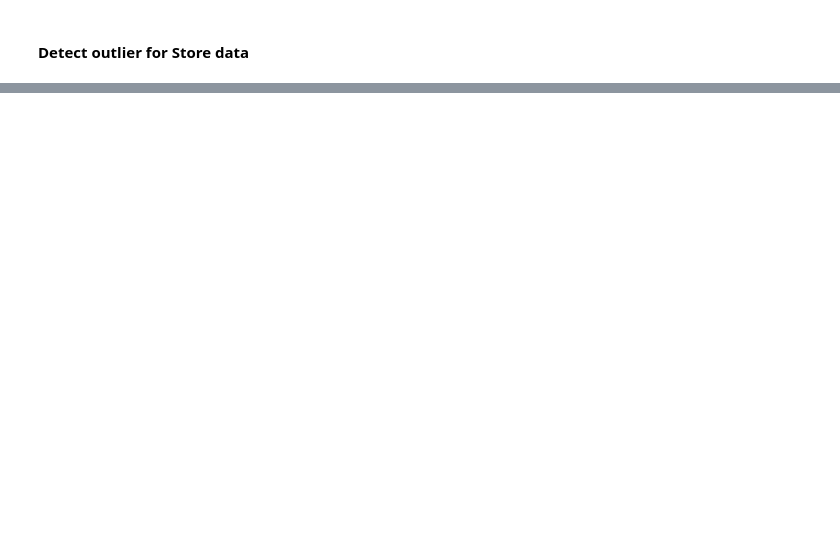
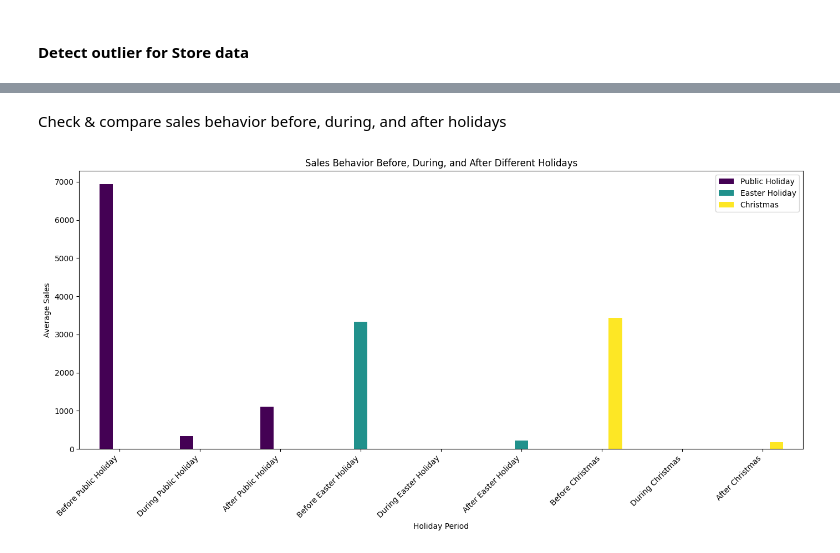
Before and after one commit to GuleWako/10Acadamey-week-4-Pharmaceuticals-finance-data-Analysis, a Jupyter notebook: notebooks/exploratory_analysis_for_forecast.ipynb, the cells around one changed output, grey strips where cells are left out. Cells and saved outputs as stored; diff of their text form; code cells hidden in the pictures; blank space fills up the shorter version.

Commit message:
Exploration of customer purchasing behavior

```diff
--- a/notebooks/exploratory_analysis_for_forecast.ipynb
+++ b/notebooks/exploratory_analysis_for_forecast.ipynb
@@ -175,0 +358,79 @@ for column in store_data[['CompetitionDistance','CompetitionOpenSinceYear']]:
+# %% [markdown]
+Check & compare sales behavior before, during, and after holidays
+# %%
+
+# train_data['StateHoliday'] = train_data['StateHoliday'].map(holiday_map)
+holiday_map = {
+    'a': 'Public Holiday',
+    'b': 'Easter Holiday',
+    'c': 'Christmas',
+    '0': 'None'
+}
+
+train_data['StateHoliday'] = train_data['StateHoliday'].map(holiday_map)
+# %%
+# Function to label the period (Before, During, After) based on holiday
+def label_holiday_periods(row, holiday_type):
+    if row['StateHoliday'] == holiday_type:
+        return 'During ' + holiday_type
+    else:
+        return 'Regular'
+
+# Categorize each day based on the holiday type
+for holiday in ['Public Holiday', 'Easter Holiday', 'Christmas']:
+    # Apply the holiday categorization
+    train_data[f'HolidayPeriod_{holiday}'] = train_data.apply(lambda row: label_holiday_periods(row, holiday), axis=1)
+
+    # Create columns to indicate "Before" and "After" holiday periods, adding checks to ensure we have data
+    train_data[f'AfterHoliday_{holiday}'] = train_data[f'HolidayPeriod_{holiday}'].shift(-1) == f'During {holiday}'
+    train_data[f'BeforeHoliday_{holiday}'] = train_data[f'HolidayPeriod_{holiday}'].shift(1) == f'During {holiday}'
+
+    # Initialize with "Regular" and then adjust for "Before" and "After" periods
+    train_data[f'SalesPeriod_{holiday}'] = 'Regular'
+    train_data.loc[train_data[f'BeforeHoliday_{holiday}'], f'SalesPeriod_{holiday}'] = f'Before {holiday}'
+    train_data.loc[train_data[f'HolidayPeriod_{holiday}'] == f'During {holiday}', f'SalesPeriod_{holiday}'] = f'During {holiday}'
+    train_data.loc[train_data[f'AfterHoliday_{holiday}'], f'SalesPeriod_{holiday}'] = f'After {holiday}'
+
+# Check if there are sales during holidays; if empty, no need to plot
+holiday_sales_behavior = pd.DataFrame()
+
+for holiday in ['Public Holiday', 'Easter Holiday', 'Christmas']:
+    # Filter out only the relevant holiday sales periods
+    filtered_sales = train_data[train_data[f'SalesPeriod_{holiday}'] != 'Regular']
+
+    # Ensure there's data before proceeding with analysis
+    if not filtered_sales.empty:
+        # Calculate average sales during different periods (Before, During, After)
+        sales_behavior = filtered_sales.groupby(f'SalesPeriod_{holiday}')['Sales'].mean()
+        sales_behavior.name = holiday
+        holiday_sales_behavior = pd.concat([holiday_sales_behavior, sales_behavior], axis=1)
+    else:
+        print(f"No data found for {holiday}, skipping...")
+
+order = [
+    'Before Public Holiday', 'During Public Holiday', 'After Public Holiday',
+    'Before Easter Holiday', 'During Easter Holiday', 'After Easter Holiday',
+    'Before Christmas', 'During Christmas', 'After Christmas'
+]
+
+# Reindex the holiday_sales_behavior DataFrame to follow the desired order
+holiday_sales_behavior = holiday_sales_behavior.reindex(order)
+
+
+# If there's any holiday data, plot the results
+if not holiday_sales_behavior.empty:
+    holiday_sales_behavior.plot(kind='bar', figsize=(14, 7), colormap='viridis')
+
+    # Add labels and title
+    plt.title('Sales Behavior Before, During, and After Different Holidays')
+    plt.ylabel('Average Sales')
+    plt.xlabel('Holiday Period')
+    plt.xticks(rotation=45, ha='right')  # Rotate x-axis labels for readability
+    plt.tight_layout()
+
+    # Show plot
+    plt.show()
+else:
+    print("No holiday sales data to plot.")
+# %% [output]
+[figure, added]
```
Also changed, not shown: parts of 82 cells of this notebook, 1 other file.
